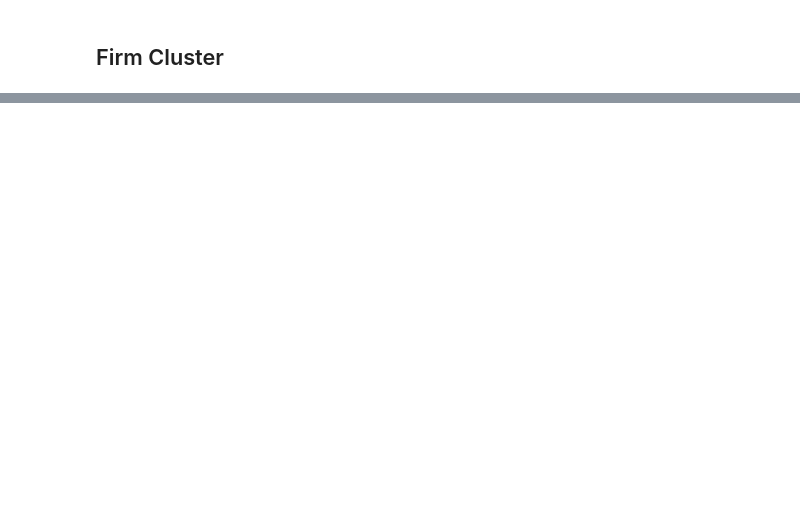
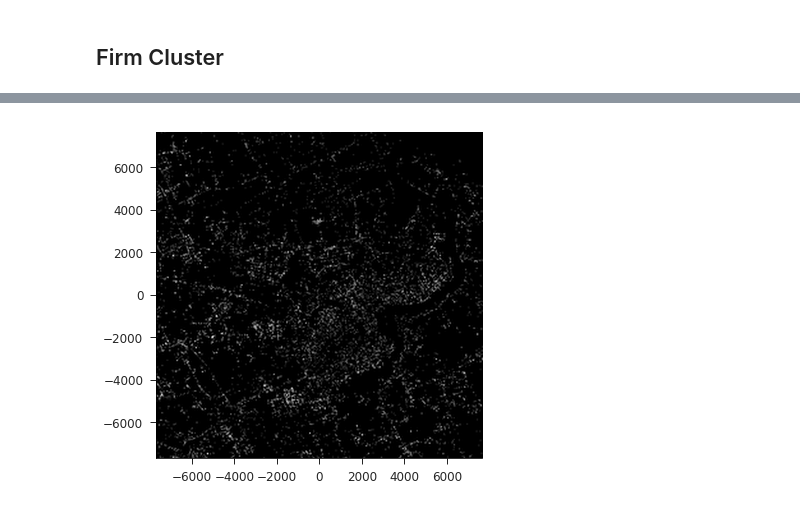
Before and after one commit to iamlemec/landsat, a Jupyter notebook: satellite.ipynb, the cells around one changed output, grey strips where cells are left out. Drawn from its saved outputs; the diff is of its cells as text; code cells hidden in the pictures; blank space fills up the shorter version.

```diff
--- a/satellite.ipynb
+++ b/satellite.ipynb
@@ -196,0 +177,29 @@ TraitError: setting max < min
+# %%
+fidx = 1082781 # Shanghai Happy Vacuum Cleaner Factory
+# fidx = 271272 # Huawei
+
+# fetch tile
+rad, size = 1024, 256
+ext = extent(rad)
+finfo = census[census['id']==fidx].iloc[0]
+den = location_tools.extract_density_tile(finfo['lon_bd09'], finfo['lat_bd09'], rad=rad, size=size, proj='bd-09', image=False)
+
+# blur image at kmeter stdev
+kmeter = 25
+kpixel = kmeter/pixel
+blur = gaussian_filter(den, sigma=kpixel)
+
+# rectify image
+alpha = 1/np.quantile(blur[blur>0], 0.95)
+bend = 1 - 1/(1+alpha*blur)
+
+# quantize image
+im = Image.fromarray((255*bend).astype(np.uint8))
+im = im.transpose(Image.FLIP_TOP_BOTTOM)
+im = im.resize((size, size), resample=Image.LANCZOS)
+
+# plot image
+fig, ax = plt.subplots(figsize=(6, 6))
+ax.imshow(im, interpolation='lanczos', extent=ext);
+# %% [output]
+[figure, added]
```
Also changed, not shown: parts of 15 cells of this notebook, 3 other files.
